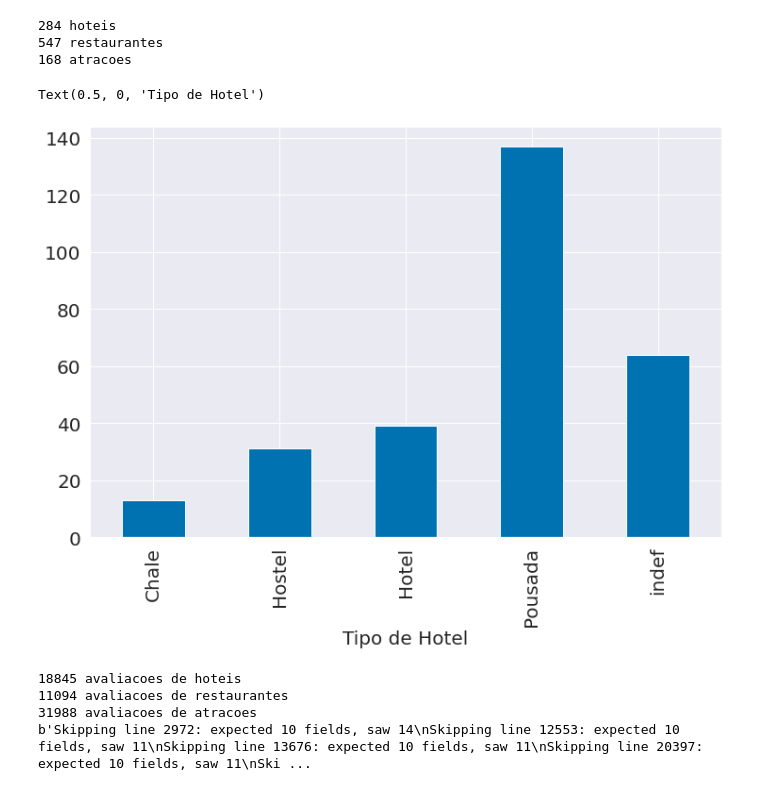
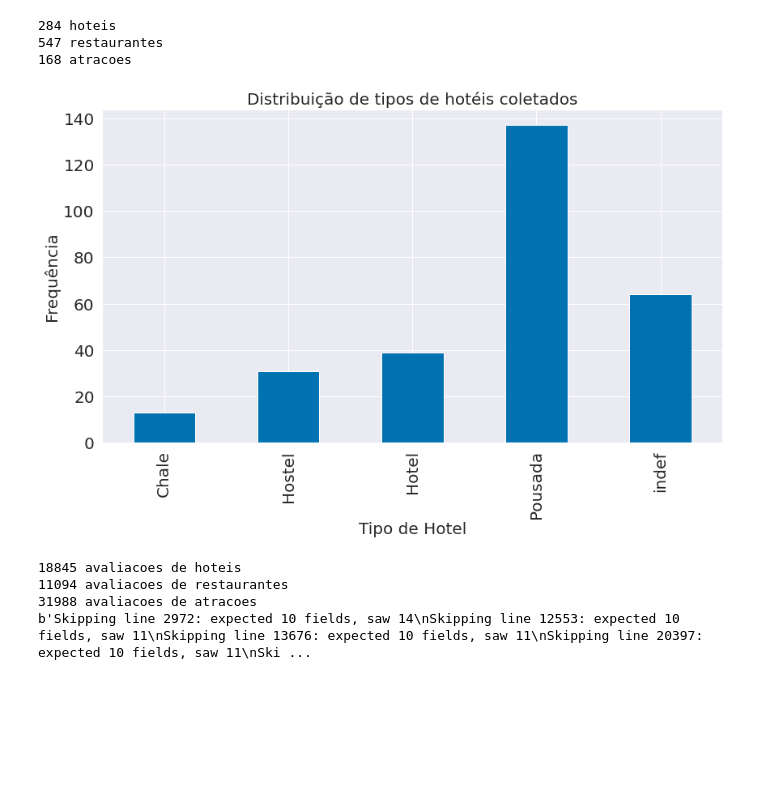
Before and after one commit to viengg/tripadvisor-scraper, a Jupyter notebook: analysis.ipynb, the cells around one changed output. Drawn from its saved outputs; the diff is of its cells as text; code cells hidden in the pictures; blank space fills up the shorter version.

```diff
--- a/analysis.ipynb
+++ b/analysis.ipynb
@@ -42,9 +42,12 @@ print(str(atracoes.shape[0]) + ' atracoes')
 # %%
 hoteis.groupby('tipo')['nome'].count().plot.bar()
 plt.xlabel('Tipo de Hotel')
+plt.ylabel('Frequência')
+plt.title('Distribuição de tipos de hotéis coletados')
+plt.tight_layout()
+plt.savefig('graficos/grafico1.pdf')
 # %% [output]
-Text(0.5, 0, 'Tipo de Hotel')
-[figure, old version]
+[figure, new version]
 # %%
 avaliacoes_hoteis = pd.read_csv('Ouro Preto e Mariana/avaliacoes-hoteis.csv').drop_duplicates()
 avaliacoes_restaurantes = pd.read_csv('Ouro Preto e Mariana/avaliacoes-restaurantes.csv').drop_duplicates()
```
Also changed, not shown: parts of 9 cells of this notebook, 10 other files.
